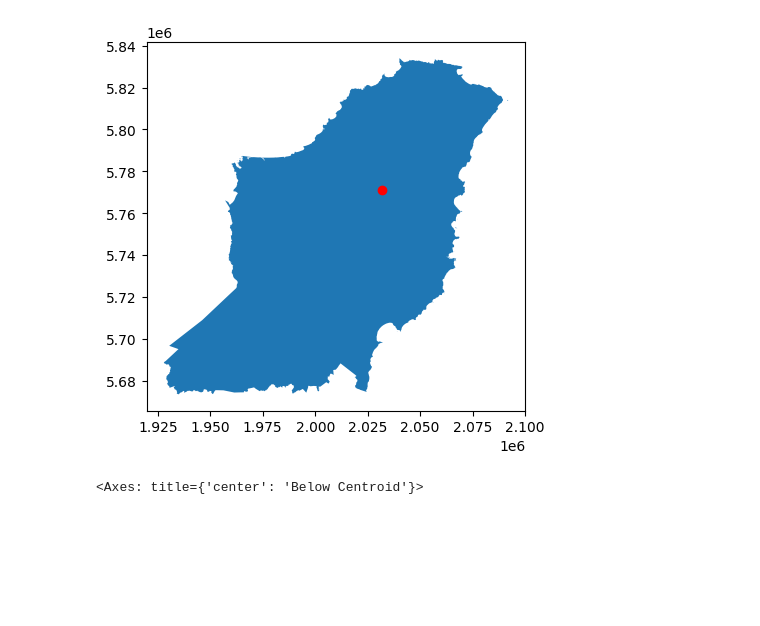
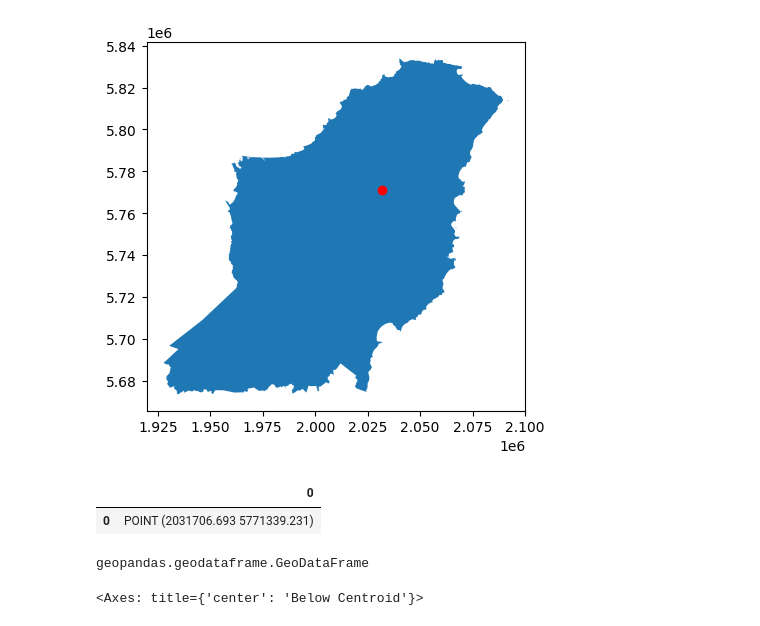
Before and after one commit to lizBadillo/geodfprepro, a Jupyter notebook: index.ipynb, the cells around one changed output. Saved outputs shown, nothing was run; the diff lists cells and outputs as text; code cells hidden in the pictures; blank space fills up the shorter version.

```diff
--- a/index.ipynb
+++ b/index.ipynb
@@ -364,6 +364,15 @@ centroid_2193.plot(color='red',ax=Gisborne2193)
 # %% [output]
 <Axes: >
 [figure]
+# %%
+centroid_2193
+# %% [output]
+|  | 0 |
+| 0 | POINT (2031706.693 5771339.231) |
+# %%
+type(centroid_2193)
+# %% [output]
+geopandas.geodataframe.GeoDataFrame
 # %%
 centroGisborne=centroid_2193
 
```
Also changed, not shown: parts of 8 cells of this notebook, 3 other files.
